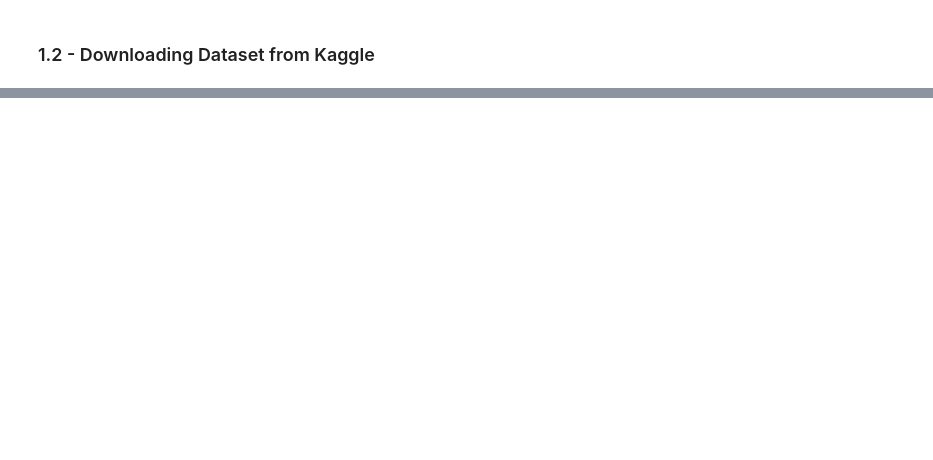
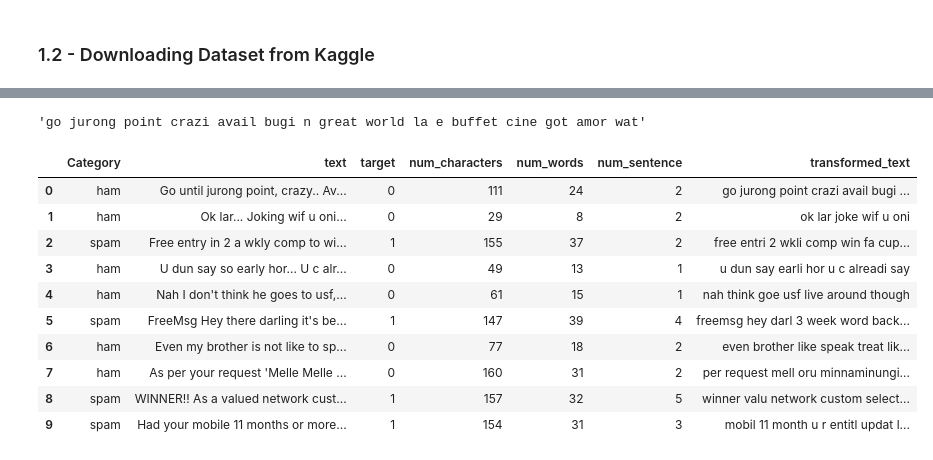
Before and after one commit to pedrocast7/SpamText_Classification_Models_Analysis, a Jupyter notebook: Data_PreProcessing_and_ModelTraining.ipynb, the cells around one changed output, grey strips where cells are left out. Cells and saved outputs as stored; diff of their text form; code cells hidden in the pictures; blank space fills up the shorter version.

```diff
--- a/Data_PreProcessing_and_ModelTraining.ipynb
+++ b/Data_PreProcessing_and_ModelTraining.ipynb
@@ -77,0 +139,7 @@ print("Path to dataset files:", path)
+# %%
+import kagglehub
+
+# Download latest version
+path_to_dataset = kagglehub.dataset_download("team-ai/spam-text-message-classification")
+
+print(f'Path to dataset files: {path_to_dataset}')
@@ -77,0 +150,25 @@ print("Path to dataset files:", path)
+# %%
+df = pd.read_csv( path_to_dataset + '/SPAM text message 20170820 - Data.csv')
+
+
+
+pd.set_option('display.max_colwidth', 800) ## see more text from message
+
+
+#rename the columns name
+df.rename(columns = {'Message': 'text'}, inplace = True)
+
+
+#remove Duplicate
+df = df.drop_duplicates(keep = 'first')
+
+#encoding the categorical labels to 0-1 (binary classification)
+encoder = LabelEncoder()
+df['target'] = encoder.fit_transform(df['Category'])
+
+df['num_characters'] = df['text'].apply(len)
+df['num_words'] = df['text'].apply(lambda x: len(nltk.word_tokenize(x)))
+df['num_sentence'] = df['text'].apply(lambda x: len(nltk.sent_tokenize(x)))
+
+
+df.head(10)
@@ -77,0 +187,23 @@ print("Path to dataset files:", path)
+# %%
+#testing
+
+utils.transform_text(df["text"][0])
+# %% [output]
+'go jurong point crazi avail bugi n great world la e buffet cine got amor wat'
+# %%
+#preprocessing data using created function transform_text (remove punctuation, special characters, stopwords and steammer data, tokenize)
+df['transformed_text'] = df['text'].apply(utils.transform_text)
+# %%
+df.head(10)
+# %% [output]
+|  | Category | text | target | num_characters | num_words | num_sentence | transformed_text |
+| 0 | ham | Go until jurong point, crazy.. Av... | 0 | 111 | 24 | 2 | go jurong point crazi avail bugi ... |
+| 1 | ham | Ok lar... Joking wif u oni... | 0 | 29 | 8 | 2 | ok lar joke wif u oni |
+| 2 | spam | Free entry in 2 a wkly comp to wi... | 1 | 155 | 37 | 2 | free entri 2 wkli comp win fa cup... |
+| 3 | ham | U dun say so early hor... U c alr... | 0 | 49 | 13 | 1 | u dun say earli hor u c alreadi say |
+| 4 | ham | Nah I don't think he goes to usf,... | 0 | 61 | 15 | 1 | nah think goe usf live around though |
+| 5 | spam | FreeMsg Hey there darling it's be... | 1 | 147 | 39 | 4 | freemsg hey darl 3 week word back... |
+| 6 | ham | Even my brother is not like to sp... | 0 | 77 | 18 | 2 | even brother like speak treat lik... |
+| 7 | ham | As per your request 'Melle Melle ... | 0 | 160 | 31 | 2 | per request mell oru minnaminungi... |
+| 8 | spam | WINNER!! As a valued network cust... | 1 | 157 | 32 | 5 | winner valu network custom select... |
+| 9 | spam | Had your mobile 11 months or more... | 1 | 154 | 31 | 3 | mobil 11 month u r entitl updat l... |
```
Also changed, not shown: parts of 8 cells of this notebook, 2 other files.
